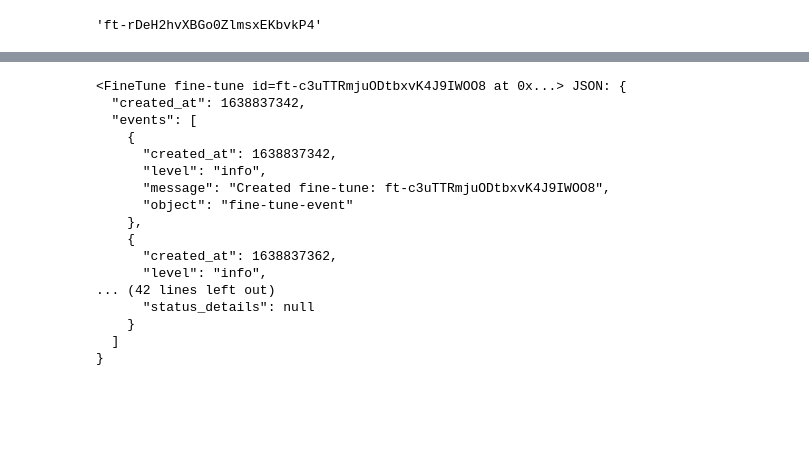
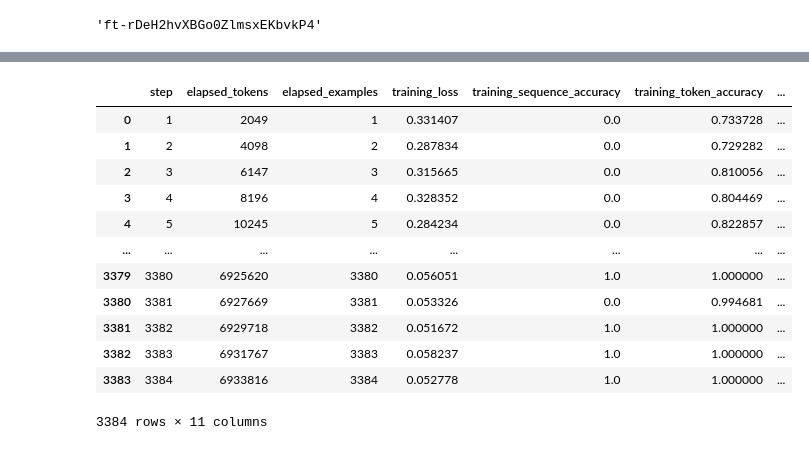
Before and after one commit to mingiryu/fp-dataset-artifacts, a Jupyter notebook: notebooks/ablation - finetune snli & anli.ipynb, the cells around one changed output, grey strips where cells are left out. Drawn from its saved outputs; the diff is of its cells as text; code cells hidden in the pictures; blank space fills up the shorter version.

Commit message:
Get metrics for SNLI & ANLI ablation

```diff
--- a/notebooks/ablation - finetune snli & anli.ipynb
+++ b/notebooks/ablation - finetune snli & anli.ipynb
@@ -217,20 +197,0 @@ openai.FineTune.list()
-# %%
-openai.FineTune.cancel()
-# %% [output]
-<FineTune fine-tune id=ft-c3uTTRmjuODtbxvK4J9IWOO8 at 0x...> JSON: {
-  "created_at": 1638837342,
-  "events": [
-    {
-      "created_at": 1638837342,
-      "level": "info",
-      "message": "Created fine-tune: ft-c3uTTRmjuODtbxvK4J9IWOO8",
-      "object": "fine-tune-event"
-    },
-    {
-      "created_at": 1638837362,
-      "level": "info",
-... (42 lines left out)
-      "status_details": null
-    }
-  ]
-}
@@ -236,0 +208,16 @@ openai.FineTune.cancel()
+# %%
+pd.read_csv('../results/ablation_snli_results.csv')
+# %% [output]
+|  | step | elapsed_tokens | elapsed_examples | training_loss | training_sequence_accuracy | training_token_accuracy | ... |
+| 0 | 1 | 2049 | 1 | 0.331407 | 0.0 | 0.733728 | ... |
+| 1 | 2 | 4098 | 2 | 0.287834 | 0.0 | 0.729282 | ... |
+| 2 | 3 | 6147 | 3 | 0.315665 | 0.0 | 0.810056 | ... |
+| 3 | 4 | 8196 | 4 | 0.328352 | 0.0 | 0.804469 | ... |
+| 4 | 5 | 10245 | 5 | 0.284234 | 0.0 | 0.822857 | ... |
+| ... | ... | ... | ... | ... | ... | ... | ... |
+| 3379 | 3380 | 6925620 | 3380 | 0.056051 | 1.0 | 1.000000 | ... |
+| 3380 | 3381 | 6927669 | 3381 | 0.053326 | 0.0 | 0.994681 | ... |
+| 3381 | 3382 | 6929718 | 3382 | 0.051672 | 1.0 | 1.000000 | ... |
+| 3382 | 3383 | 6931767 | 3383 | 0.058237 | 1.0 | 1.000000 | ... |
+| 3383 | 3384 | 6933816 | 3384 | 0.052778 | 1.0 | 1.000000 | ... |
+3384 rows × 11 columns
```
Also changed, not shown: parts of 17 cells of this notebook, 10 other files.
